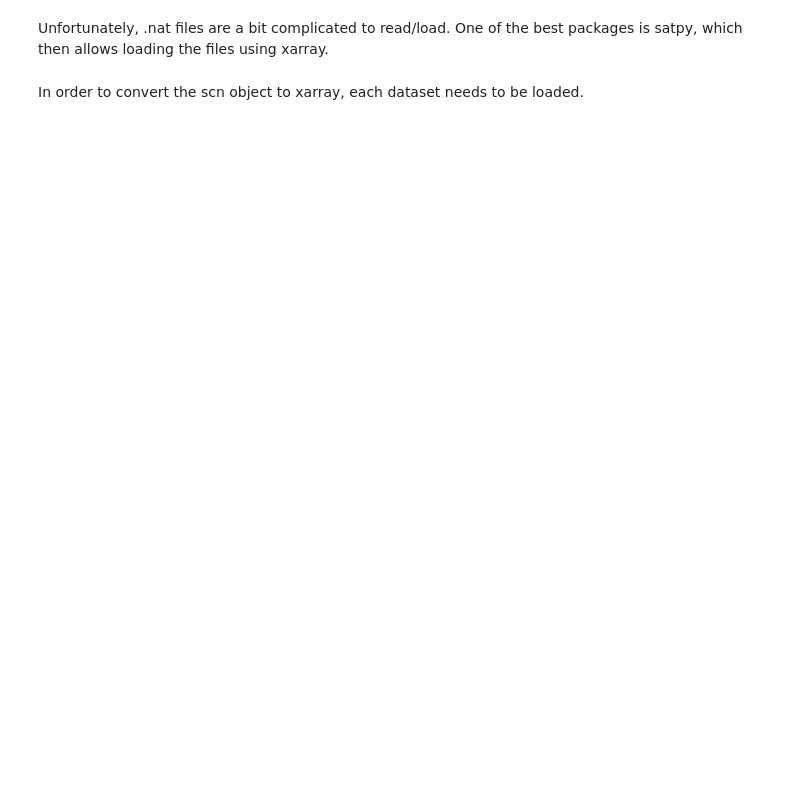
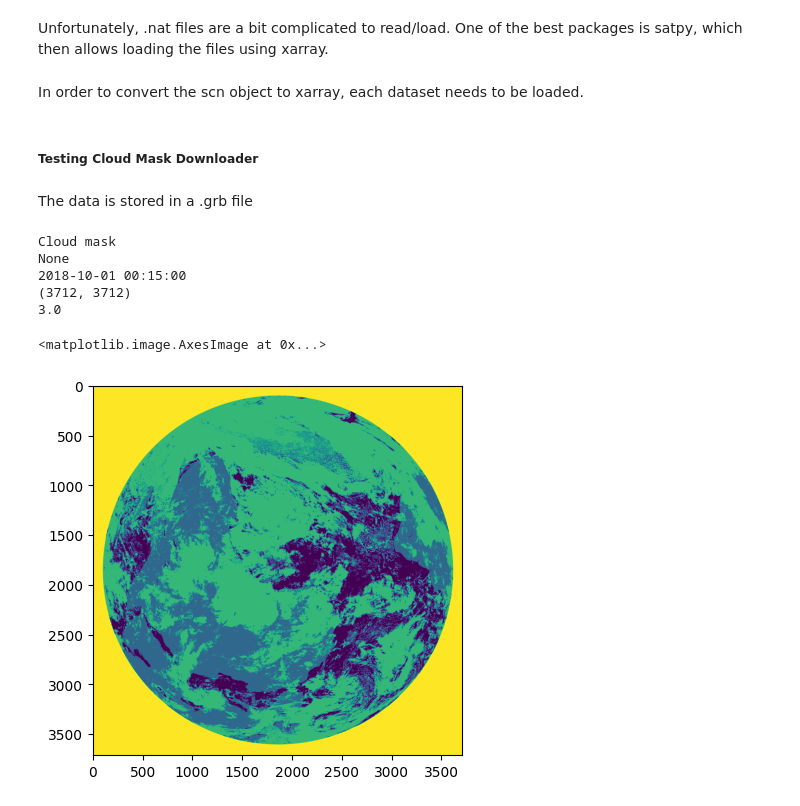
Before and after one commit to spaceml-org/rs_tools, a Jupyter notebook: notebooks/dev/msg/0.1-MSG-download.ipynb, the cells around one changed output. Drawn from its saved outputs; the diff is of its cells as text; code cells hidden in the pictures; blank space fills up the shorter version.

Commit message:
investigated cloud mask and expanded downloader

```diff
--- a/notebooks/dev/msg/0.1-MSG-download.ipynb
+++ b/notebooks/dev/msg/0.1-MSG-download.ipynb
@@ -156,0 +165,4 @@ ds = scn.to_xarray()
+# %% [markdown]
+##### Testing Cloud Mask Downloader
+# %% [markdown]
+The data is stored in a .grb file
@@ -156,0 +181,28 @@ ds = scn.to_xarray()
+# %%
+import pygrib
+# Open the GRIB file
+grbs = pygrib.open('MSG4-SEVI-MSGCLMK-0100-0100-20181001001500.000000000Z-NA.grb')
+
+# Loop over all messages in the GRIB file
+for grb in grbs:
+    # Print some metadata
+    print(grb.name)
+    print(grb.validDate)
+    print(grb.analDate)
+    # Get the data as a 2D numpy array
+    data = grb.values
+
+    # Print the shape and some of the data
+    print(data.shape)
+    print(data[0, 0])
+# %% [output]
+Cloud mask
+None
+2018-10-01 00:15:00
+(3712, 3712)
+3.0
+# %%
+plt.imshow(data)
+# %% [output]
+<matplotlib.image.AxesImage at 0x...>
+[figure, added]
```
Also changed, not shown: parts of 22 cells of this notebook, 1 other file.
